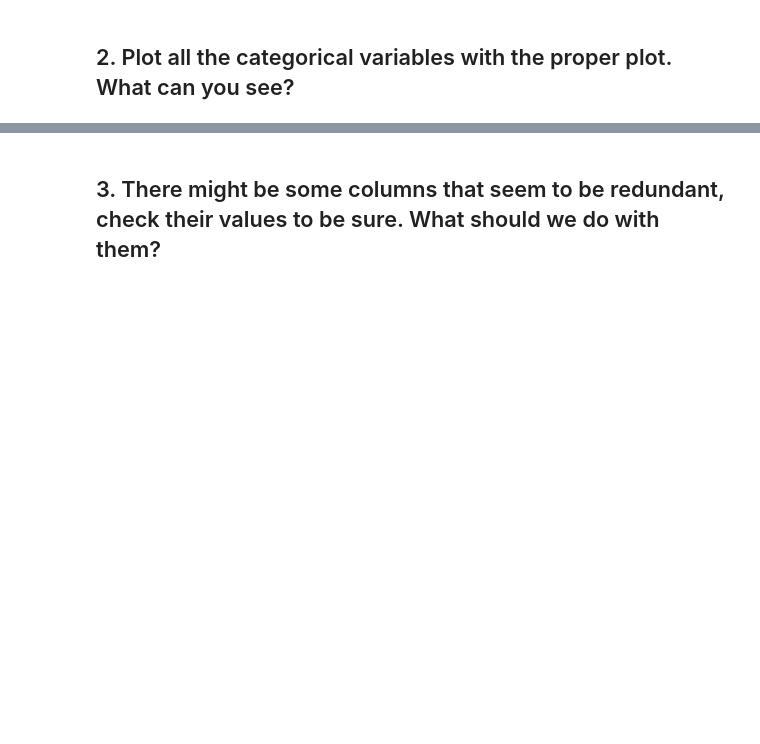
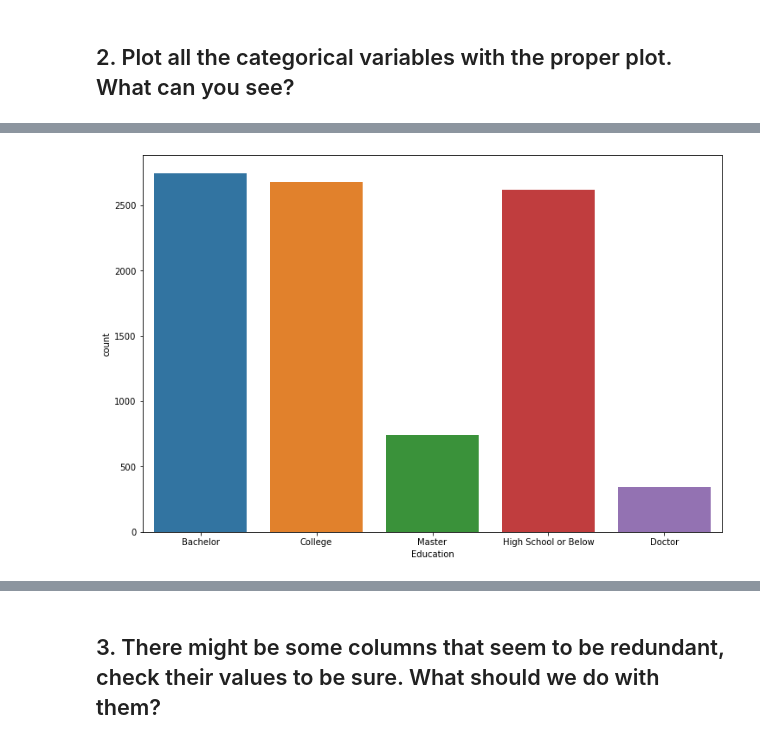
Before and after one commit to Ironhack-Data-0621-Remote/lab-feature-extraction, a Jupyter notebook: Solutions.ipynb, the cells around one changed output, grey strips where cells are left out. Drawn from its saved outputs; the diff is of its cells as text; code cells hidden in the pictures; blank space fills up the shorter version.

```diff
--- a/Solutions.ipynb
+++ b/Solutions.ipynb
@@ -13,0 +48,6 @@ categoricals.head()
+# %%
+plt.figure(figsize=(12,8))
+sns.countplot('Education', data=categorical_df)
+plt.show()
+# %% [output]
+[figure, added]
```
Also changed, not shown: parts of 16 cells of this notebook, 1 other file.
